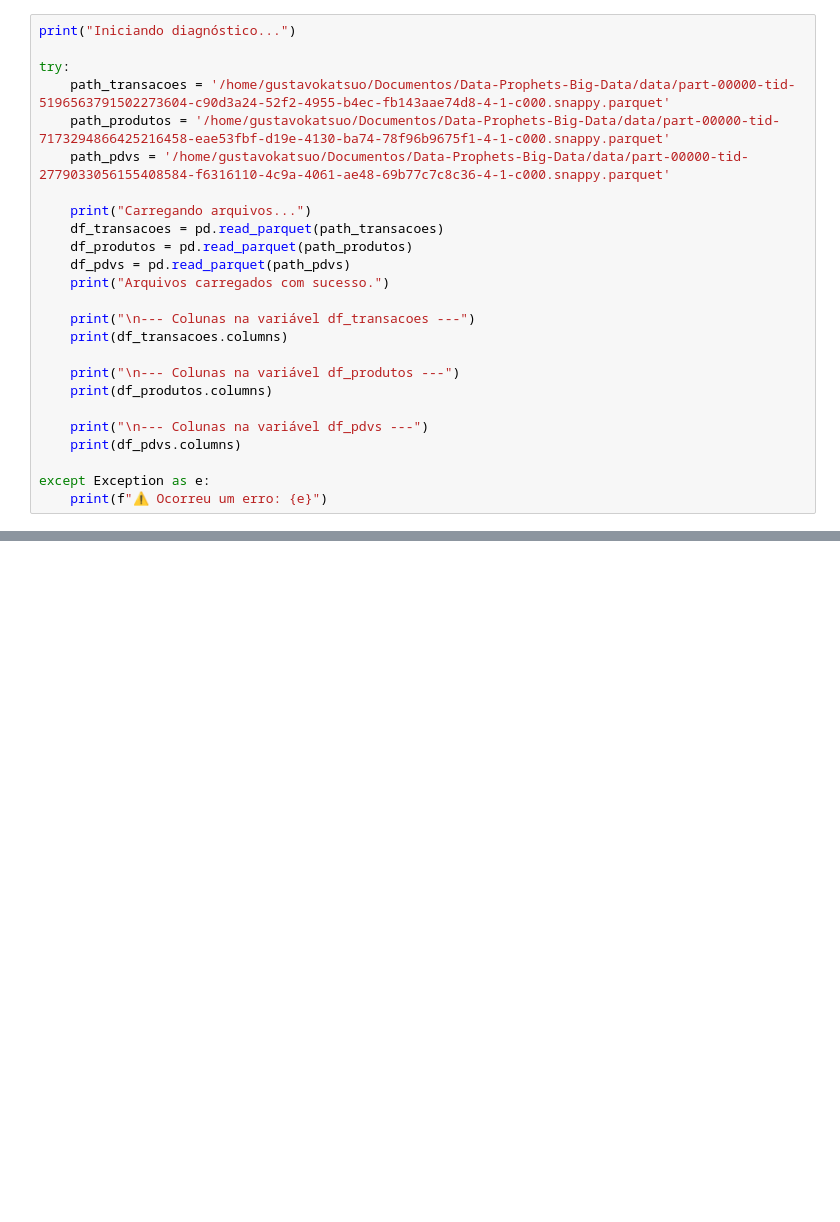
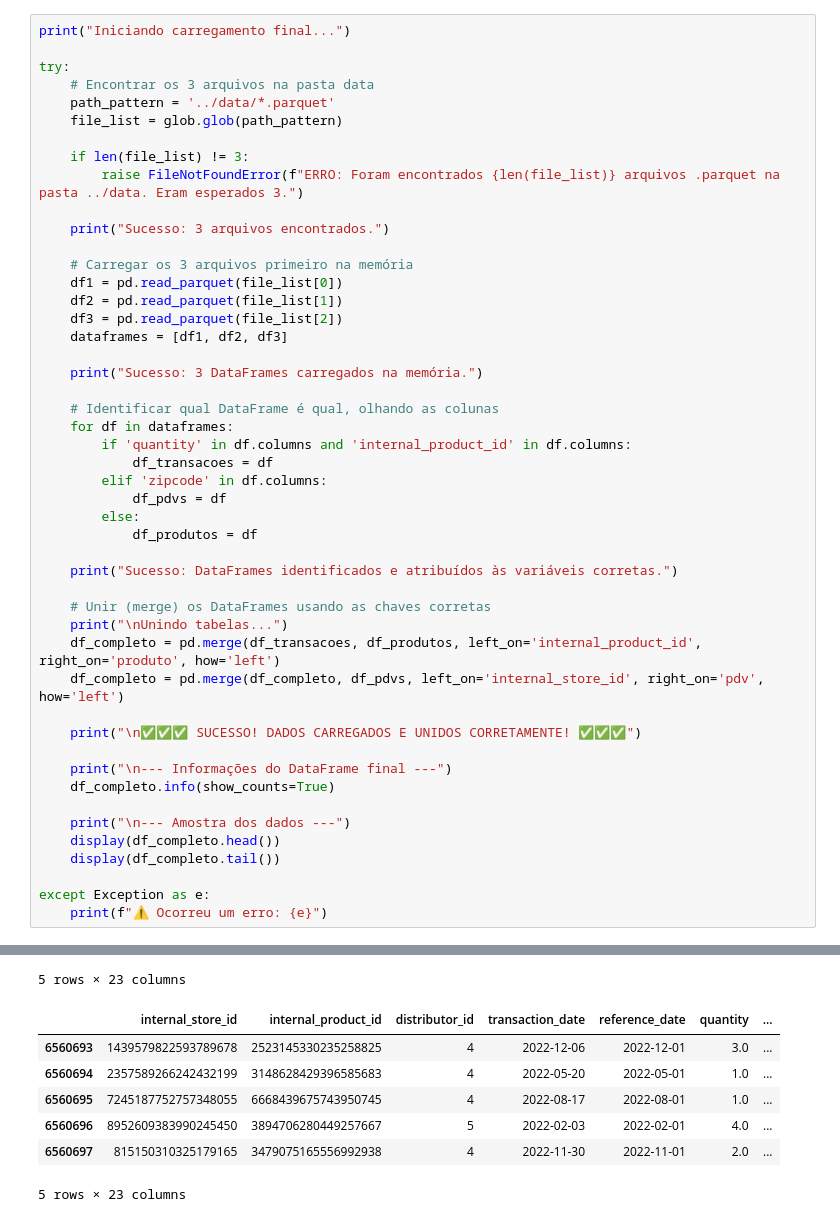
Before and after one commit to gustavokatsuo/Data-Prophets-Big-Data, a Jupyter notebook: notebooks/analise_exploratoria.ipynb, the cells around one changed output, grey strips where cells are left out. Cells and saved outputs as stored; diff of their text form; blank space fills up the shorter version.

```diff
--- a/notebooks/analise_exploratoria.ipynb
+++ b/notebooks/analise_exploratoria.ipynb
@@ -9,25 +15,48 @@ Bibliotecas importadas!
 # %%
-print("Iniciando diagnóstico...")
+print("Iniciando carregamento final...")
 
 try:
-    path_transacoes = '/home/gustavokatsuo/Documentos/Data-Prophets-Big-Data/data/part-00000-tid-5196563791502273604-c90d3a24-52f2-4955-b4ec-fb143aae74d8-4-1-c000.snappy.parquet'
-    path_produtos = '/home/gustavokatsuo/Documentos/Data-Prophets-Big-Data/data/part-00000-tid-7173294866425216458-eae53fbf-d19e-4130-ba74-78f96b9675f1-4-1-c000.snappy.parquet'
-    path_pdvs = '/home/gustavokatsuo/Documentos/Data-Prophets-Big-Data/data/part-00000-tid-2779033056155408584-f6316110-4c9a-4061-ae48-69b77c7c8c36-4-1-c000.snappy.parquet'
+    # Encontrar os 3 arquivos na pasta data
+    path_pattern = '../data/*.parquet'
+    file_list = glob.glob(path_pattern)
 
-    print("Carregando arquivos...")
-    df_transacoes = pd.read_parquet(path_transacoes)
-    df_produtos = pd.read_parquet(path_produtos)
-    df_pdvs = pd.read_parquet(path_pdvs)
-    print("Arquivos carregados com sucesso.")
+    if len(file_list) != 3:
+        raise FileNotFoundError(f"ERRO: Foram encontrados {len(file_list)} arquivos .parquet na pasta ../data. Eram esperados 3.")
 
-    print("\n--- Colunas na variável df_transacoes ---")
-    print(df_transacoes.columns)
+    print("Sucesso: 3 arquivos encontrados.")
 
-    print("\n--- Colunas na variável df_produtos ---")
-    print(df_produtos.columns)
+    # Carregar os 3 arquivos primeiro na memória
+    df1 = pd.read_parquet(file_list[0])
+    df2 = pd.read_parquet(file_list[1])
+    df3 = pd.read_parquet(file_list[2])
+    dataframes = [df1, df2, df3]
 
-    print("\n--- Colunas na variável df_pdvs ---")
-    print(df_pdvs.columns)
+    print("Sucesso: 3 DataFrames carregados na memória.")
+
+    # Identificar qual DataFrame é qual, olhando as colunas
+    for df in dataframes:
+        if 'quantity' in df.columns and 'internal_product_id' in df.columns:
+            df_transacoes = df
+        elif 'zipcode' in df.columns:
+            df_pdvs = df
+        else:
+            df_produtos = df
+
+    print("Sucesso: DataFrames identificados e atribuídos às variáveis corretas.")
+
+    # Unir (merge) os DataFrames usando as chaves corretas
+    print("\nUnindo tabelas...")
+    df_completo = pd.merge(df_transacoes, df_produtos, left_on='internal_product_id', right_on='produto', how='left')
+    df_completo = pd.merge(df_completo, df_pdvs, left_on='internal_store_id', right_on='pdv', how='left')
+
+    print("\n✅✅✅ SUCESSO! DADOS CARREGADOS E UNIDOS CORRETAMENTE! ✅✅✅")
+
+    print("\n--- Informações do DataFrame final ---")
+    df_completo.info(show_counts=True)
+
+    print("\n--- Amostra dos dados ---")
+    display(df_completo.head())
+    display(df_completo.tail())
 
 except Exception as e:
     print(f"⚠️ Ocorreu um erro: {e}")
@@ -51,0 +87,8 @@ Index(['pdv', 'premise', 'categoria_pdv', 'zipcode'], dtype='object')
+5 rows × 23 columns
+|  | internal_store_id | internal_product_id | distributor_id | transaction_date | reference_date | quantity | ... |
+| 6560693 | 1439579822593789678 | 2523145330235258825 | 4 | 2022-12-06 | 2022-12-01 | 3.0 | ... |
+| 6560694 | 2357589266242432199 | 3148628429396585683 | 4 | 2022-05-20 | 2022-05-01 | 1.0 | ... |
+| 6560695 | 7245187752757348055 | 6668439675743950745 | 4 | 2022-08-17 | 2022-08-01 | 1.0 | ... |
+| 6560696 | 8952609383990245450 | 3894706280449257667 | 5 | 2022-02-03 | 2022-02-01 | 4.0 | ... |
+| 6560697 | 815150310325179165 | 3479075165556992938 | 4 | 2022-11-30 | 2022-11-01 | 2.0 | ... |
+5 rows × 23 columns
```
Also changed, not shown: parts of 13 cells of this notebook.
